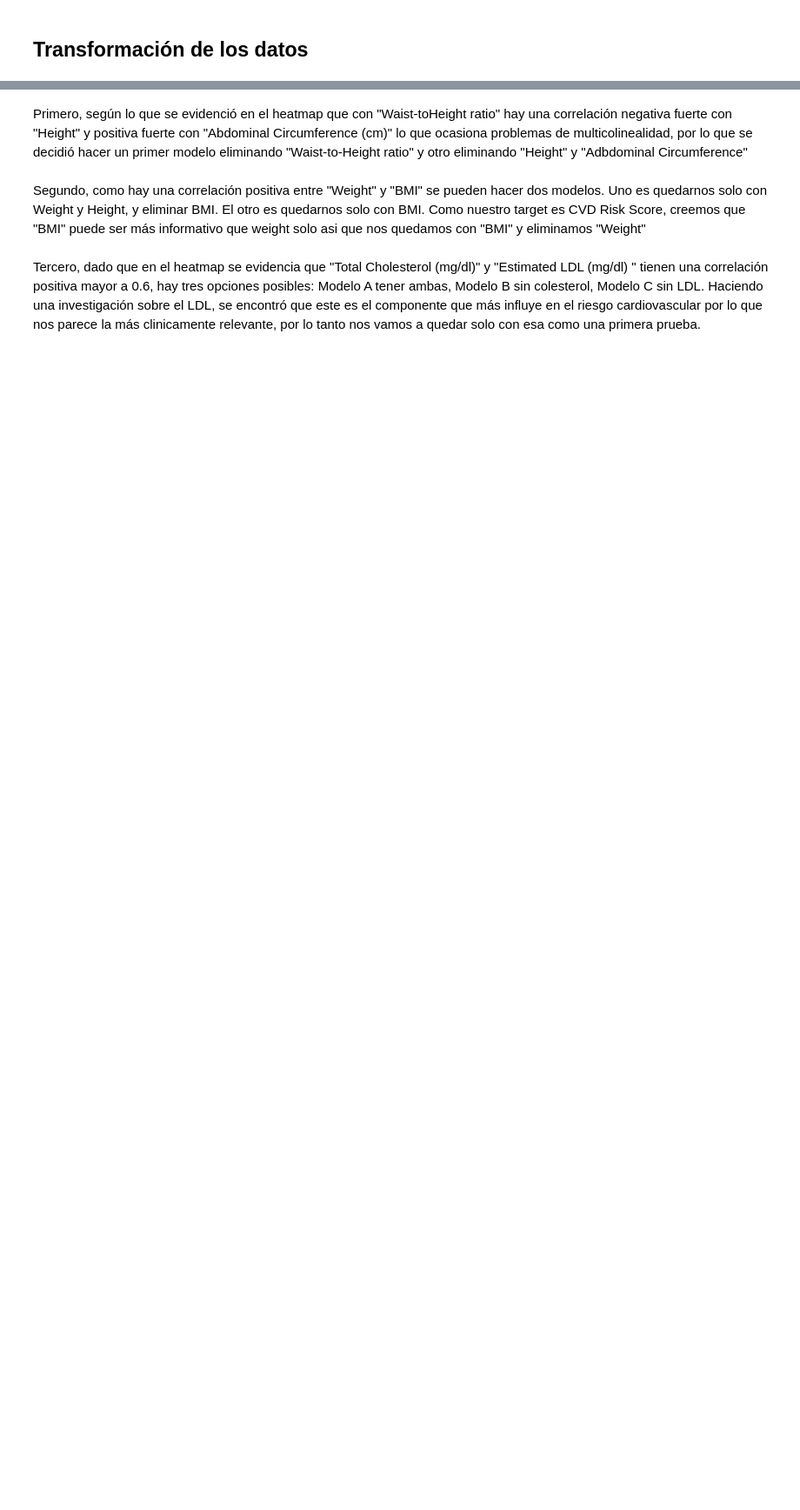
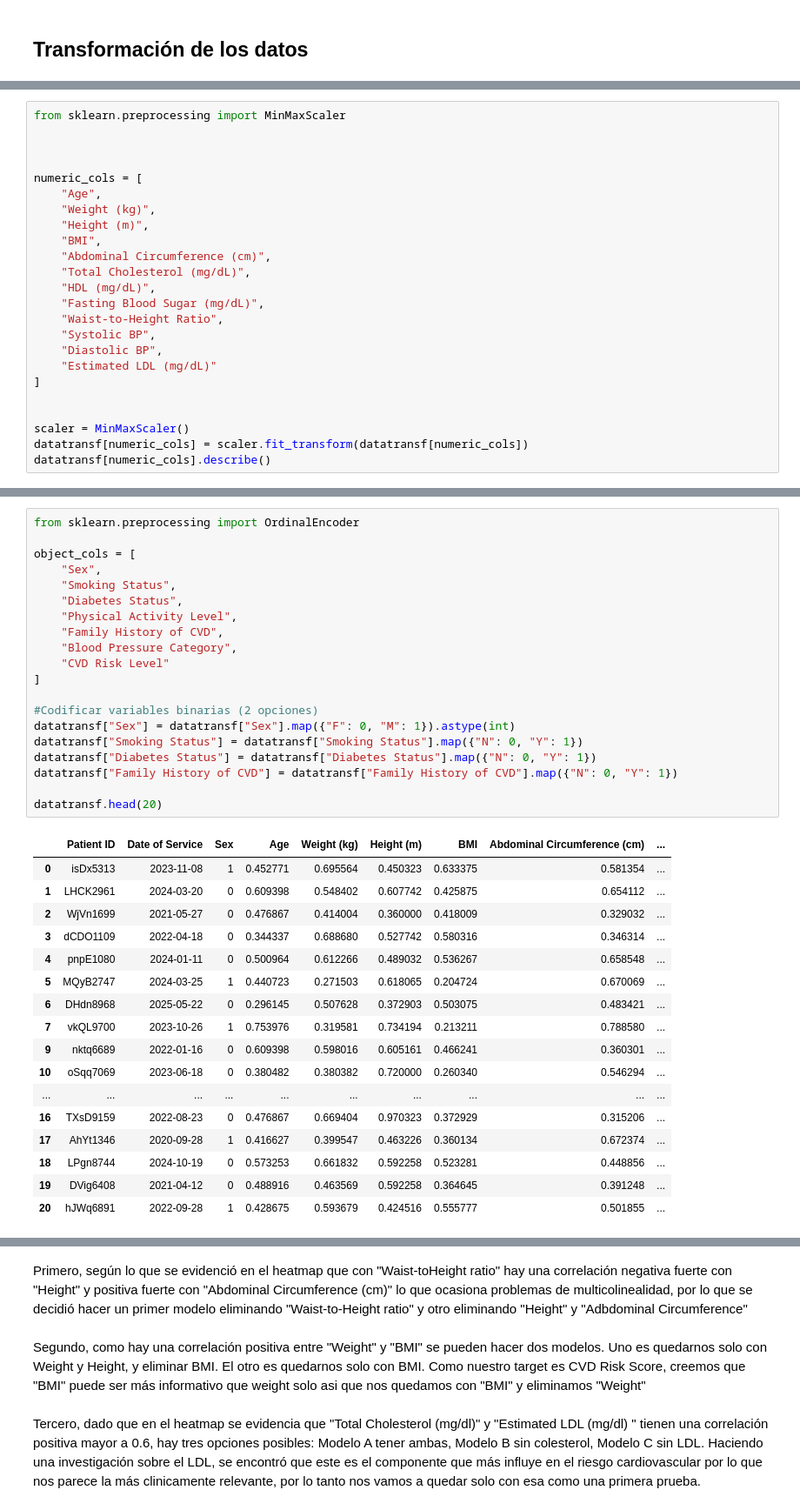
Before and after one commit to maria366p/Taller-1_AprendizajeMaquina, a Jupyter notebook: taller1.ipynb, the cells around one changed output, grey strips where cells are left out. Shown at 87% size. Saved outputs shown, nothing was run; the diff lists cells and outputs as text; blank space fills up the shorter version.

```diff
--- a/taller1.ipynb
+++ b/taller1.ipynb
@@ -592,0 +739,24 @@ Nos podemos dar cuenta que no exixten problemas de consistencia en las variables
+# %%
+from sklearn.preprocessing import MinMaxScaler
+
+
+
+numeric_cols = [
+    "Age",
+    "Weight (kg)",
+    "Height (m)",
+    "BMI",
+    "Abdominal Circumference (cm)",
+    "Total Cholesterol (mg/dL)",
+    "HDL (mg/dL)",
+    "Fasting Blood Sugar (mg/dL)",
+    "Waist-to-Height Ratio",
+    "Systolic BP",
+    "Diastolic BP",
+    "Estimated LDL (mg/dL)"
+]
+
+
+scaler = MinMaxScaler()
+datatransf[numeric_cols] = scaler.fit_transform(datatransf[numeric_cols])
+datatransf[numeric_cols].describe()
@@ -592,0 +779,38 @@ Nos podemos dar cuenta que no exixten problemas de consistencia en las variables
+# %%
+from sklearn.preprocessing import OrdinalEncoder
+
+object_cols = [
+    "Sex",
+    "Smoking Status",
+    "Diabetes Status",
+    "Physical Activity Level",
+    "Family History of CVD",
+    "Blood Pressure Category",
+    "CVD Risk Level"
+]
+
+#Codificar variables binarias (2 opciones)
+datatransf["Sex"] = datatransf["Sex"].map({"F": 0, "M": 1}).astype(int)
+datatransf["Smoking Status"] = datatransf["Smoking Status"].map({"N": 0, "Y": 1})
+datatransf["Diabetes Status"] = datatransf["Diabetes Status"].map({"N": 0, "Y": 1})
+datatransf["Family History of CVD"] = datatransf["Family History of CVD"].map({"N": 0, "Y": 1})
+
+datatransf.head(20)
+# %% [output]
+|  | Patient ID | Date of Service | Sex | Age | Weight (kg) | Height (m) | BMI | Abdominal Circumference (cm) | ... |
+| 0 | isDx5313 | 2023-11-08 | 1 | 0.452771 | 0.695564 | 0.450323 | 0.633375 | 0.581354 | ... |
+| 1 | LHCK2961 | 2024-03-20 | 0 | 0.609398 | 0.548402 | 0.607742 | 0.425875 | 0.654112 | ... |
+| 2 | WjVn1699 | 2021-05-27 | 0 | 0.476867 | 0.414004 | 0.360000 | 0.418009 | 0.329032 | ... |
+| 3 | dCDO1109 | 2022-04-18 | 0 | 0.344337 | 0.688680 | 0.527742 | 0.580316 | 0.346314 | ... |
+| 4 | pnpE1080 | 2024-01-11 | 0 | 0.500964 | 0.612266 | 0.489032 | 0.536267 | 0.658548 | ... |
+| 5 | MQyB2747 | 2024-03-25 | 1 | 0.440723 | 0.271503 | 0.618065 | 0.204724 | 0.670069 | ... |
+| 6 | DHdn8968 | 2025-05-22 | 0 | 0.296145 | 0.507628 | 0.372903 | 0.503075 | 0.483421 | ... |
+| 7 | vkQL9700 | 2023-10-26 | 1 | 0.753976 | 0.319581 | 0.734194 | 0.213211 | 0.788580 | ... |
+| 9 | nktq6689 | 2022-01-16 | 0 | 0.609398 | 0.598016 | 0.605161 | 0.466241 | 0.360301 | ... |
+| 10 | oSqq7069 | 2023-06-18 | 0 | 0.380482 | 0.380382 | 0.720000 | 0.260340 | 0.546294 | ... |
+| ... | ... | ... | ... | ... | ... | ... | ... | ... | ... |
+| 16 | TXsD9159 | 2022-08-23 | 0 | 0.476867 | 0.669404 | 0.970323 | 0.372929 | 0.315206 | ... |
+| 17 | AhYt1346 | 2020-09-28 | 1 | 0.416627 | 0.399547 | 0.463226 | 0.360134 | 0.672374 | ... |
+| 18 | LPgn8744 | 2024-10-19 | 0 | 0.573253 | 0.661832 | 0.592258 | 0.523281 | 0.448856 | ... |
+| 19 | DVig6408 | 2021-04-12 | 0 | 0.488916 | 0.463569 | 0.592258 | 0.364645 | 0.391248 | ... |
+| 20 | hJWq6891 | 2022-09-28 | 1 | 0.428675 | 0.593679 | 0.424516 | 0.555777 | 0.501855 | ... |
```
Also changed, not shown: parts of 96 cells of this notebook, 1 other file.
